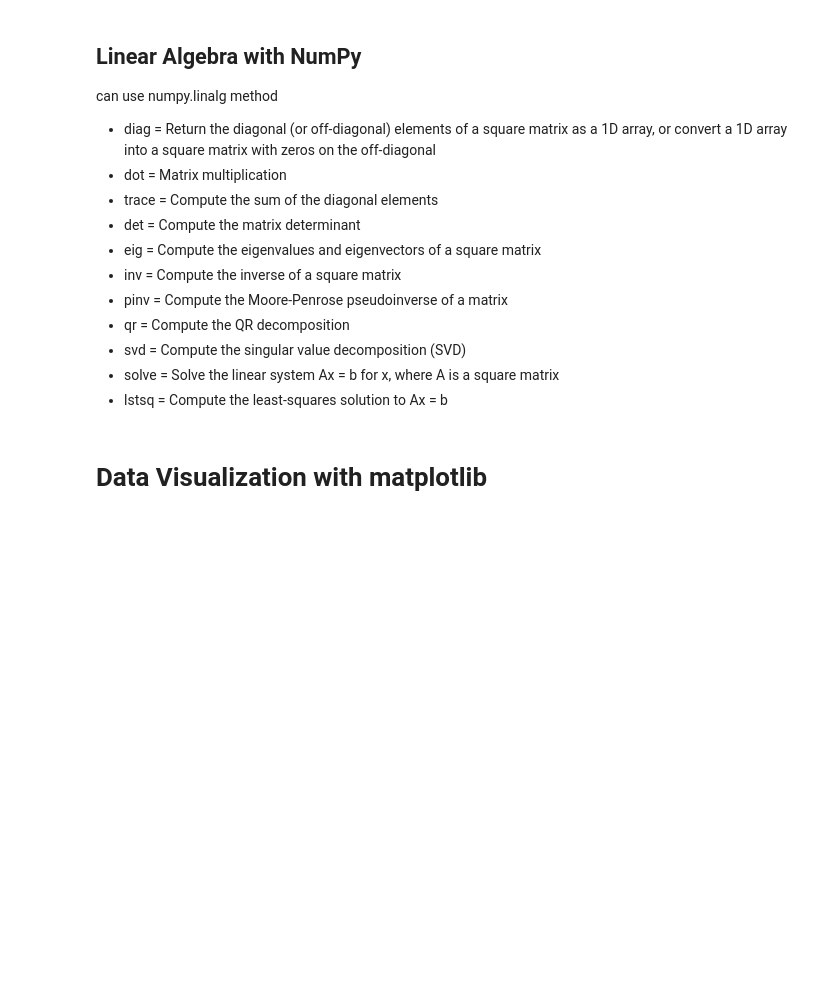
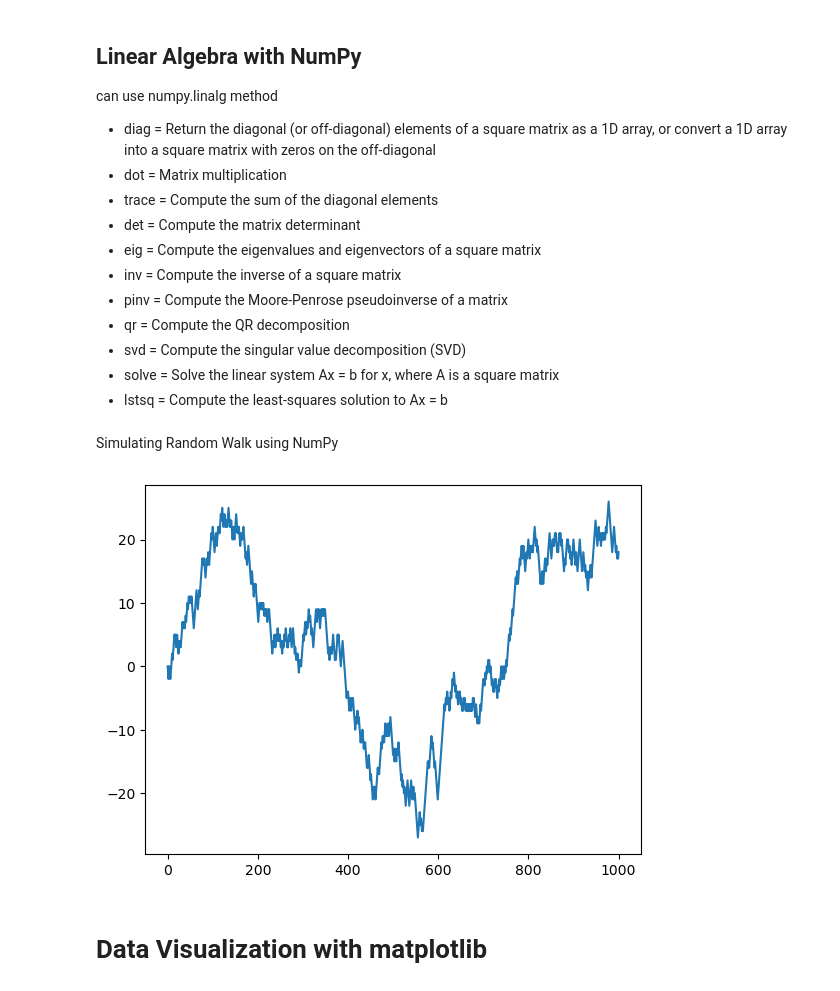
Before and after one commit to FaizAzhar/DataScience-studies, a Jupyter notebook: Notebook Tutorial.ipynb, the cells around one changed output. Saved outputs shown, nothing was run; the diff lists cells and outputs as text; code cells hidden in the pictures; blank space fills up the shorter version.

```diff
--- a/Notebook Tutorial.ipynb
+++ b/Notebook Tutorial.ipynb
@@ -406,6 +406,25 @@ can use numpy.linalg method
 * svd = Compute the singular value decomposition (SVD)
 * solve = Solve the linear system Ax = b for x, where A is a square matrix
 * lstsq = Compute the least-squares solution to Ax = b
+# %% [markdown]
+Simulating Random Walk using NumPy
+# %%
+import random
+position=0
+steps=1000
+oLocation = [position]
+for i in range(steps):
+    if random.randint(0,1)==1:
+        i=1
+    else:
+        i=-1
+    position += i
+    oLocation.append(position)
+
+fig, ax = plt.subplots(1,1)
+ax = plt.plot(oLocation)
+# %% [output]
+[figure, added]
 # %% [markdown]
 # Data Visualization with matplotlib
 # %% [markdown]
```
Also changed, not shown: parts of 23 cells of this notebook.
